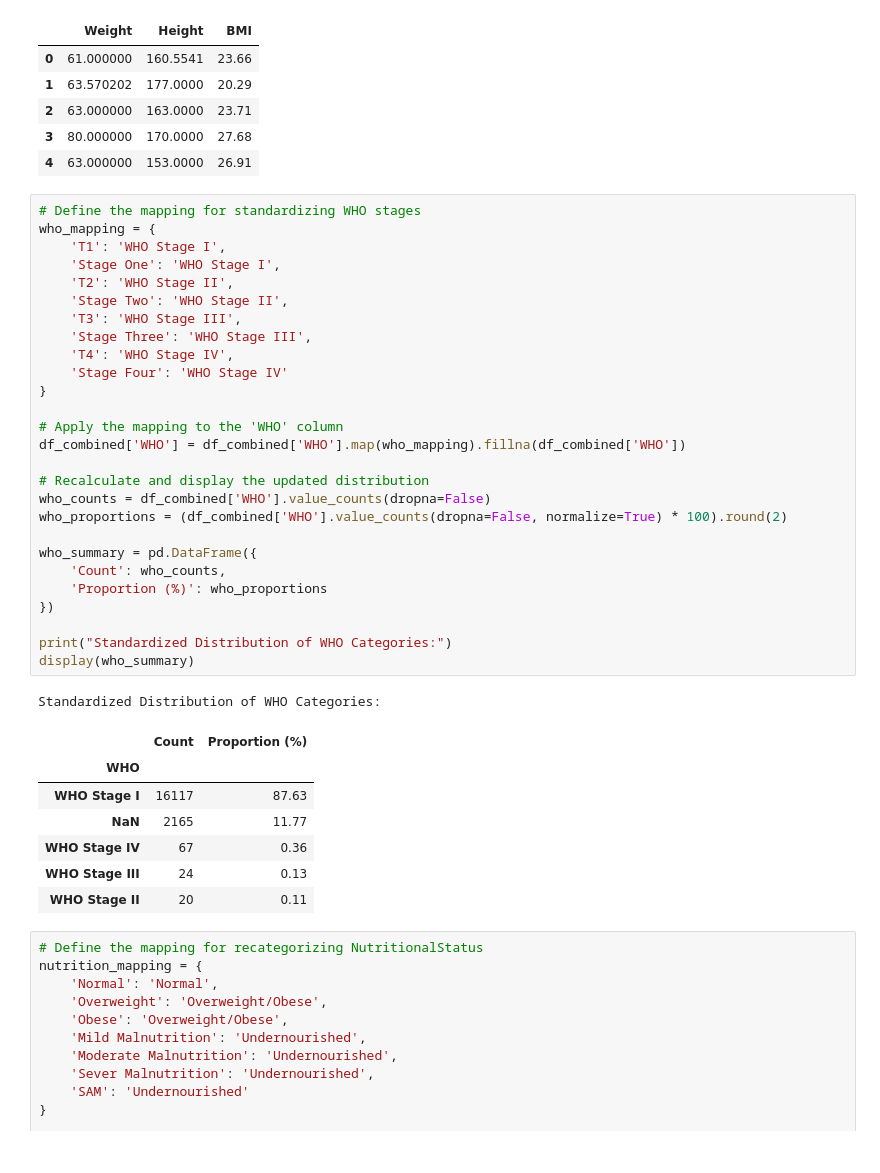
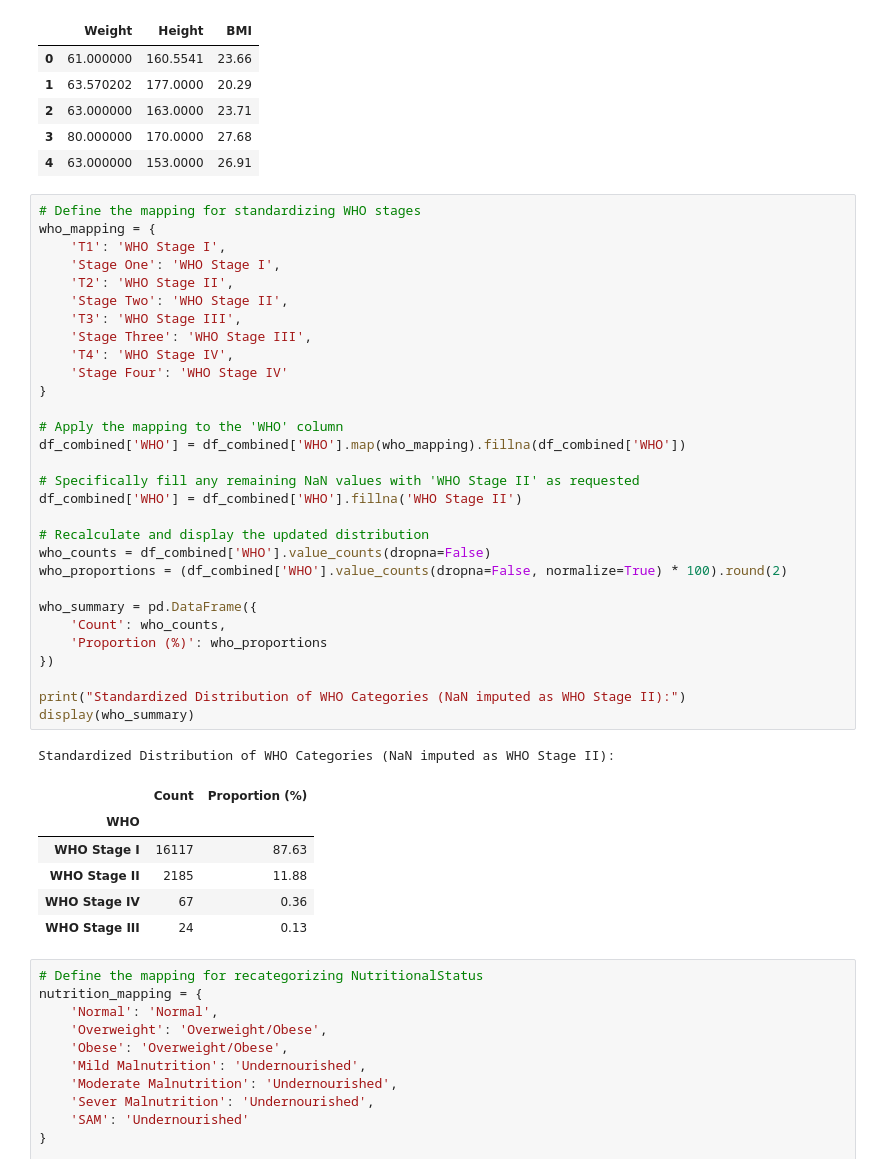
Before and after one commit to Fentahun60/Fentahun, a Jupyter notebook: ART_adherance.ipynb, the cells around one changed output. Drawn from its saved outputs; the diff is of its cells as text.

```diff
--- a/ART_adherance.ipynb
+++ b/ART_adherance.ipynb
@@ -578,39 +578,41 @@ BMI variable created successfully.
 # %%
 # Define the mapping for standardizing WHO stages
 who_mapping = {
     'T1': 'WHO Stage I',
     'Stage One': 'WHO Stage I',
     'T2': 'WHO Stage II',
     'Stage Two': 'WHO Stage II',
     'T3': 'WHO Stage III',
     'Stage Three': 'WHO Stage III',
     'T4': 'WHO Stage IV',
     'Stage Four': 'WHO Stage IV'
 }
 
 # Apply the mapping to the 'WHO' column
 df_combined['WHO'] = df_combined['WHO'].map(who_mapping).fillna(df_combined['WHO'])
 
+# Specifically fill any remaining NaN values with 'WHO Stage II' as requested
+df_combined['WHO'] = df_combined['WHO'].fillna('WHO Stage II')
+
 # Recalculate and display the updated distribution
 who_counts = df_combined['WHO'].value_counts(dropna=False)
 who_proportions = (df_combined['WHO'].value_counts(dropna=False, normalize=True) * 100).round(2)
 
 who_summary = pd.DataFrame({
     'Count': who_counts,
     'Proportion (%)': who_proportions
 })
 
-print("Standardized Distribution of WHO Categories:")
+print("Standardized Distribution of WHO Categories (NaN imputed as WHO Stage II):")
 display(who_summary)
 # %% [output]
-Standardized Distribution of WHO Categories:
+Standardized Distribution of WHO Categories (NaN imputed as WHO Stage II):
 |  | Count | Proportion (%) |
 | WHO |  |  |
 | WHO Stage I | 16117 | 87.63 |
-| NaN | 2165 | 11.77 |
+| WHO Stage II | 2185 | 11.88 |
 | WHO Stage IV | 67 | 0.36 |
 | WHO Stage III | 24 | 0.13 |
-| WHO Stage II | 20 | 0.11 |
 # %%
 # Define the mapping for recategorizing NutritionalStatus
 nutrition_mapping = {
```
Also changed, not shown: parts of 18 cells of this notebook.
